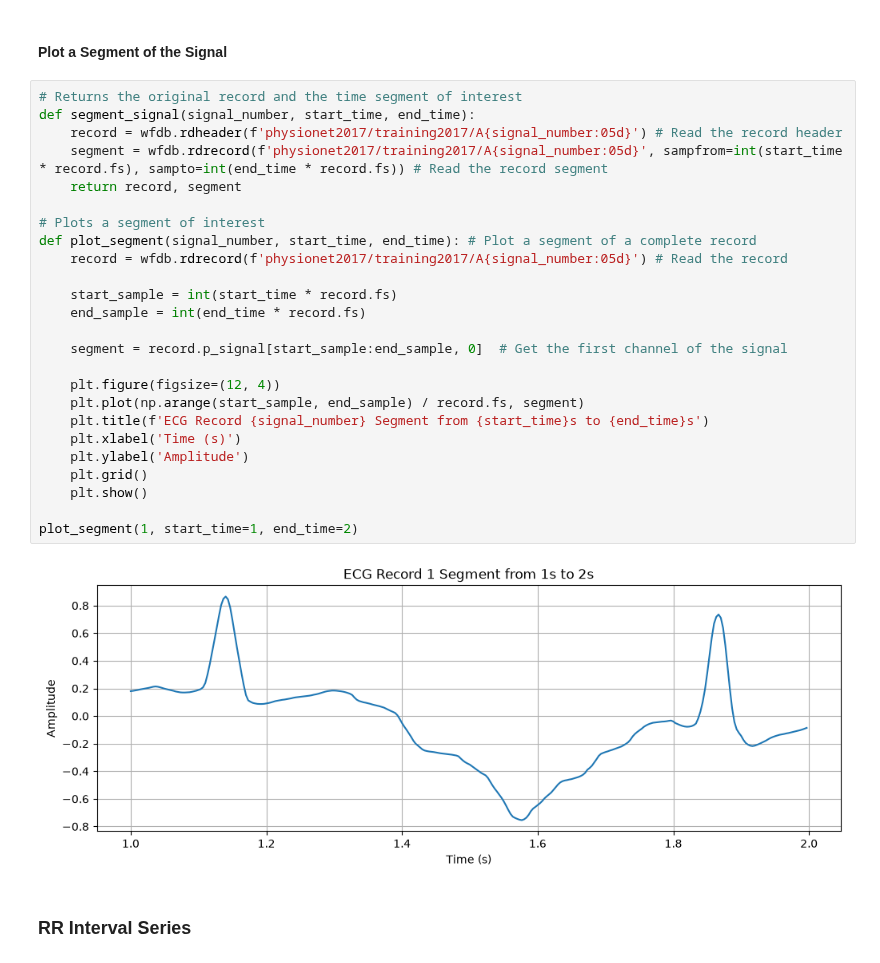
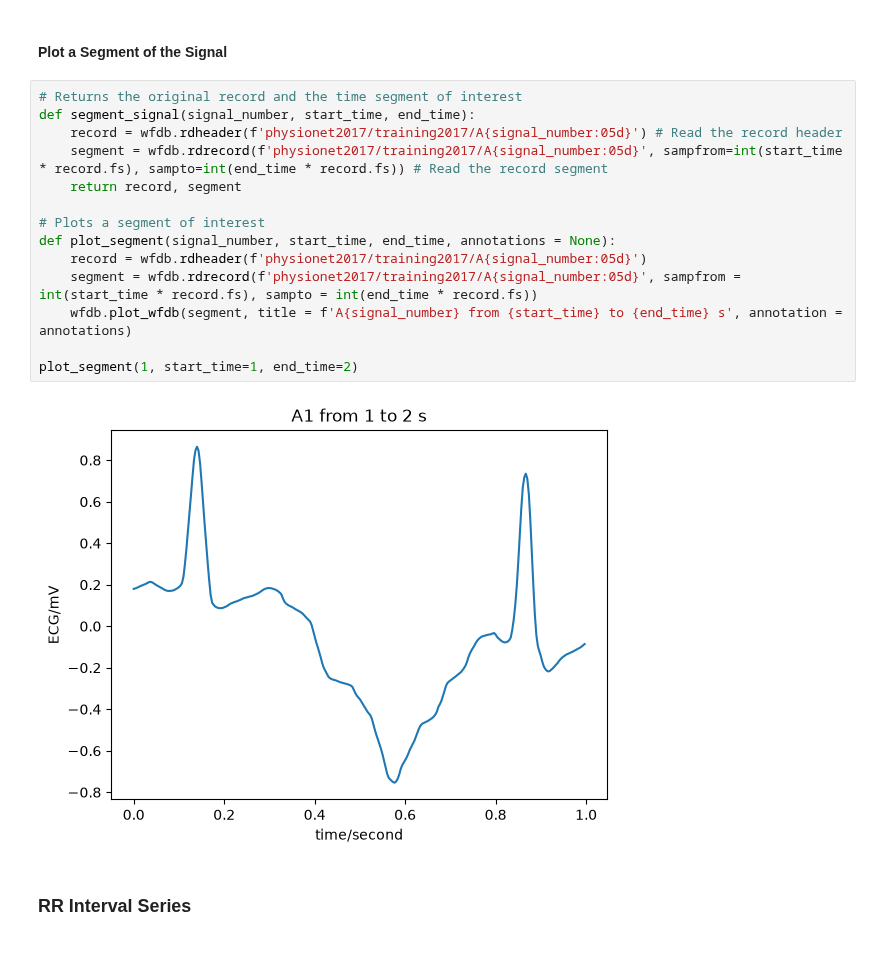
Before and after one commit to TJFM4/IIB-PROJECT, a Jupyter notebook: visualisations.ipynb, the cells around one changed output. Saved outputs shown, nothing was run; the diff lists cells and outputs as text.

```diff
--- a/visualisations.ipynb
+++ b/visualisations.ipynb
@@ -90,30 +90,19 @@ plot_signal_with_troughs(1, cutoff=0.1)
 # %%
 # Returns the original record and the time segment of interest
 def segment_signal(signal_number, start_time, end_time):
     record = wfdb.rdheader(f'physionet2017/training2017/A{signal_number:05d}') # Read the record header
     segment = wfdb.rdrecord(f'physionet2017/training2017/A{signal_number:05d}', sampfrom=int(start_time * record.fs), sampto=int(end_time * record.fs)) # Read the record segment
     return record, segment
 
 # Plots a segment of interest
-def plot_segment(signal_number, start_time, end_time): # Plot a segment of a complete record
-    record = wfdb.rdrecord(f'physionet2017/training2017/A{signal_number:05d}') # Read the record
-
-    start_sample = int(start_time * record.fs)
-    end_sample = int(end_time * record.fs)
-
-    segment = record.p_signal[start_sample:end_sample, 0]  # Get the first channel of the signal
-
-    plt.figure(figsize=(12, 4))
-    plt.plot(np.arange(start_sample, end_sample) / record.fs, segment)
-    plt.title(f'ECG Record {signal_number} Segment from {start_time}s to {end_time}s')
-    plt.xlabel('Time (s)')
-    plt.ylabel('Amplitude')
-    plt.grid()
-    plt.show()
+def plot_segment(signal_number, start_time, end_time, annotations = None):
+    record = wfdb.rdheader(f'physionet2017/training2017/A{signal_number:05d}')
+    segment = wfdb.rdrecord(f'physionet2017/training2017/A{signal_number:05d}', sampfrom = int(start_time * record.fs), sampto = int(end_time * record.fs))
+    wfdb.plot_wfdb(segment, title = f'A{signal_number} from {start_time} to {end_time} s', annotation = annotations)
 
 plot_segment(1, start_time=1, end_time=2)
 # %% [output]
-[figure, old version]
+[figure, new version]
 # %% [markdown]
 ### RR Interval Series
 # %%
```
Also changed, not shown: parts of 7 cells of this notebook.
